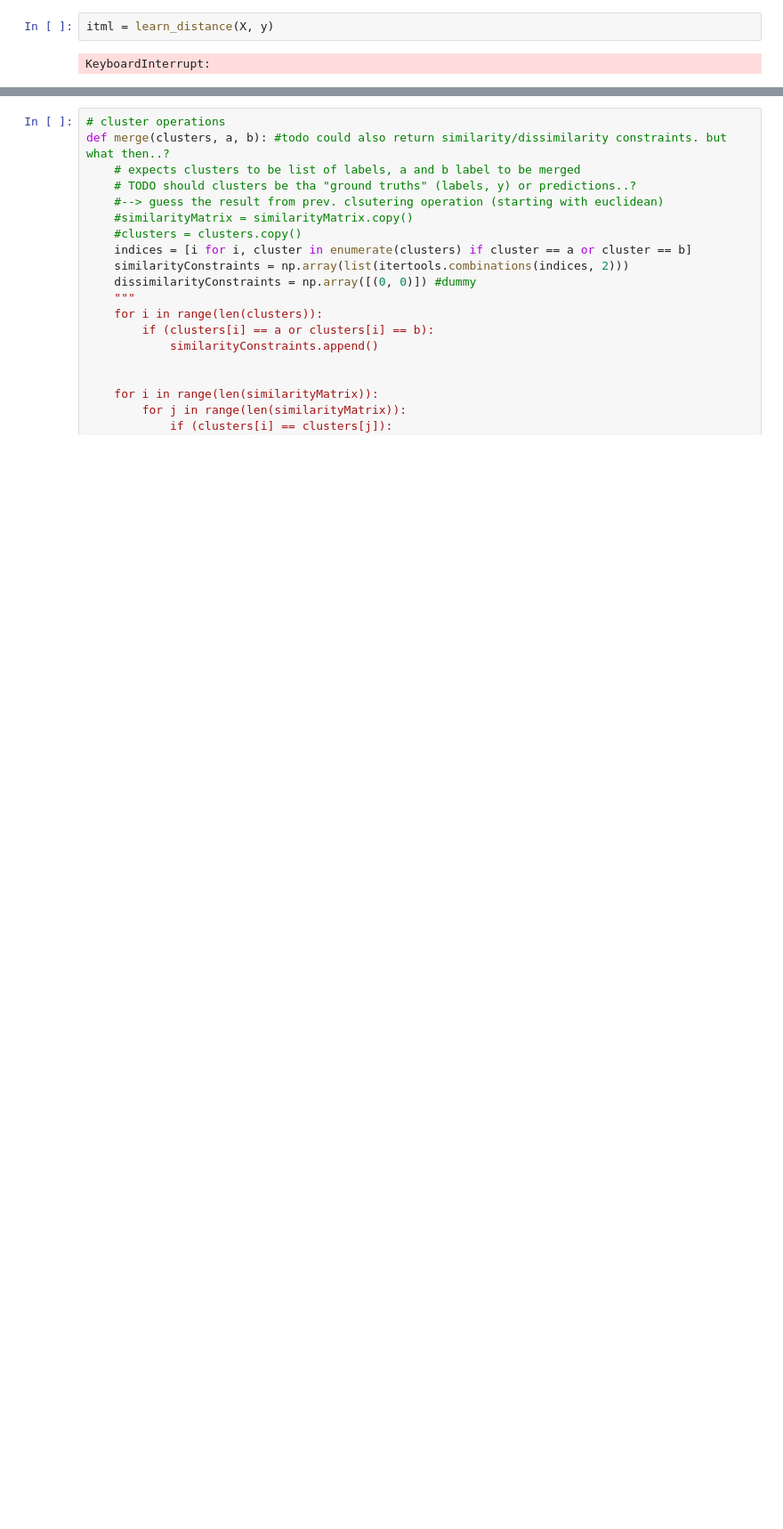
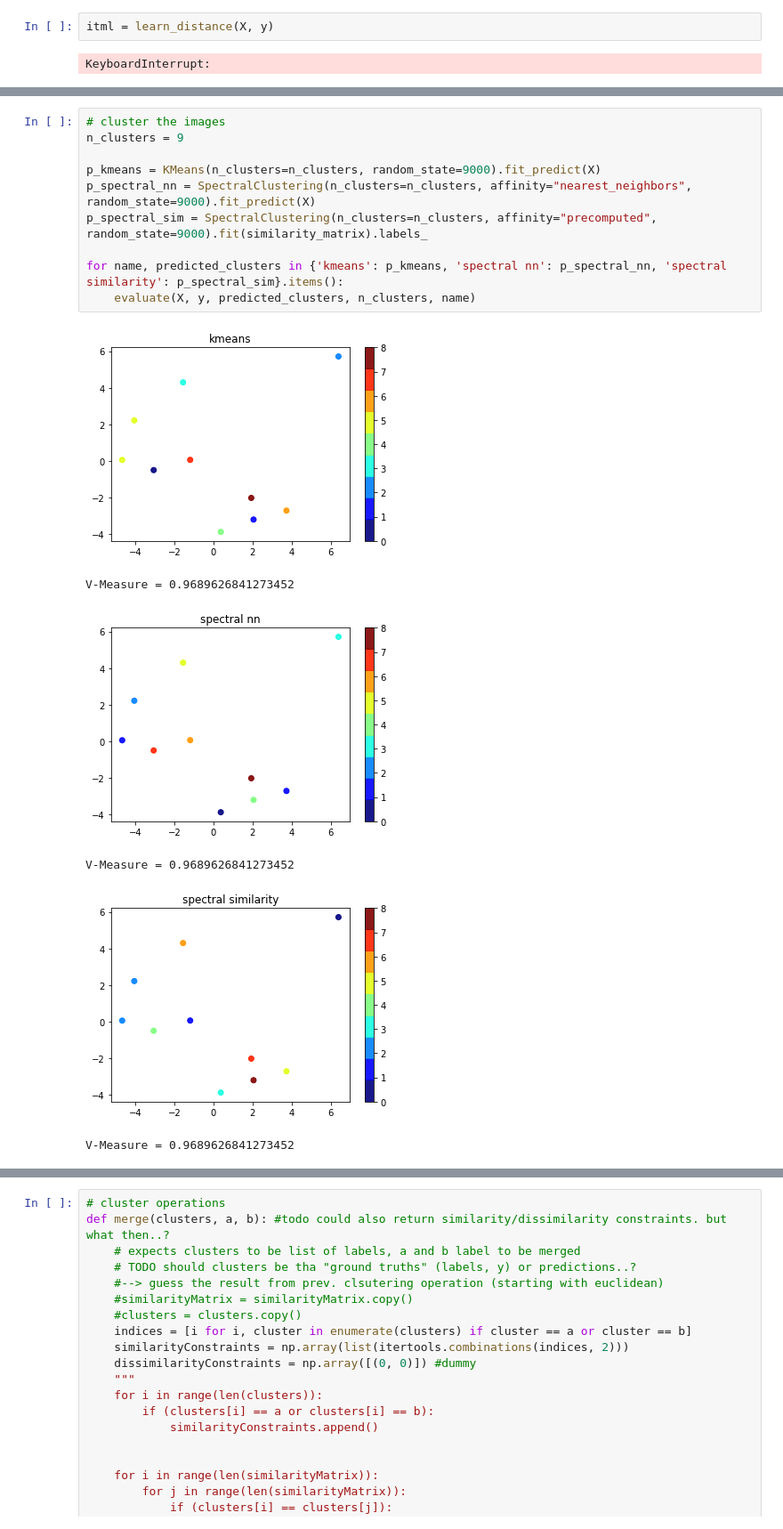
Before and after one commit to patricsteiner/image_clustering, a Jupyter notebook: intelligent_image_clustering.ipynb, the cells around one changed output, grey strips where cells are left out. Shown at 89% size. Cells and saved outputs as stored; diff of their text form; blank space fills up the shorter version.

```diff
--- a/intelligent_image_clustering.ipynb
+++ b/intelligent_image_clustering.ipynb
@@ -279,0 +316,17 @@ KeyboardInterrupt:
+# %%
+# cluster the images
+n_clusters = 9
+
+p_kmeans = KMeans(n_clusters=n_clusters, random_state=9000).fit_predict(X)
+p_spectral_nn = SpectralClustering(n_clusters=n_clusters, affinity="nearest_neighbors", random_state=9000).fit_predict(X)
+p_spectral_sim = SpectralClustering(n_clusters=n_clusters, affinity="precomputed", random_state=9000).fit(similarity_matrix).labels_
+
+for name, predicted_clusters in {'kmeans': p_kmeans, 'spectral nn': p_spectral_nn, 'spectral similarity': p_spectral_sim}.items():
+    evaluate(X, y, predicted_clusters, n_clusters, name)
+# %% [output]
+[figure, added]
+V-Measure = 0.9689626841273452
+[figure, added]
+V-Measure = 0.9689626841273452
+[figure, added]
+V-Measure = 0.9689626841273452
```
Also changed, not shown: parts of 7 cells of this notebook.
